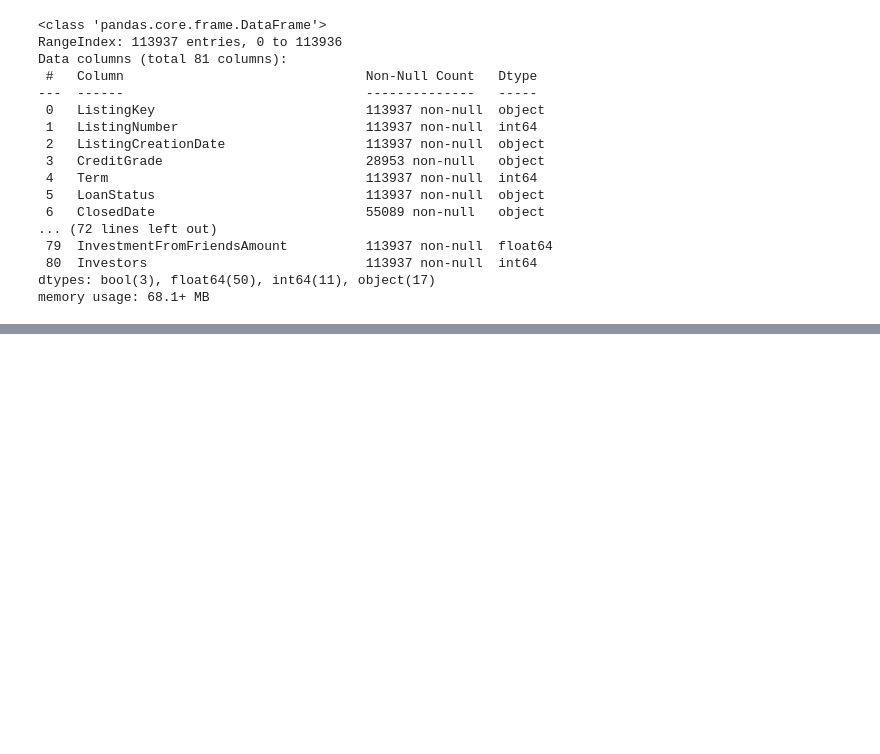
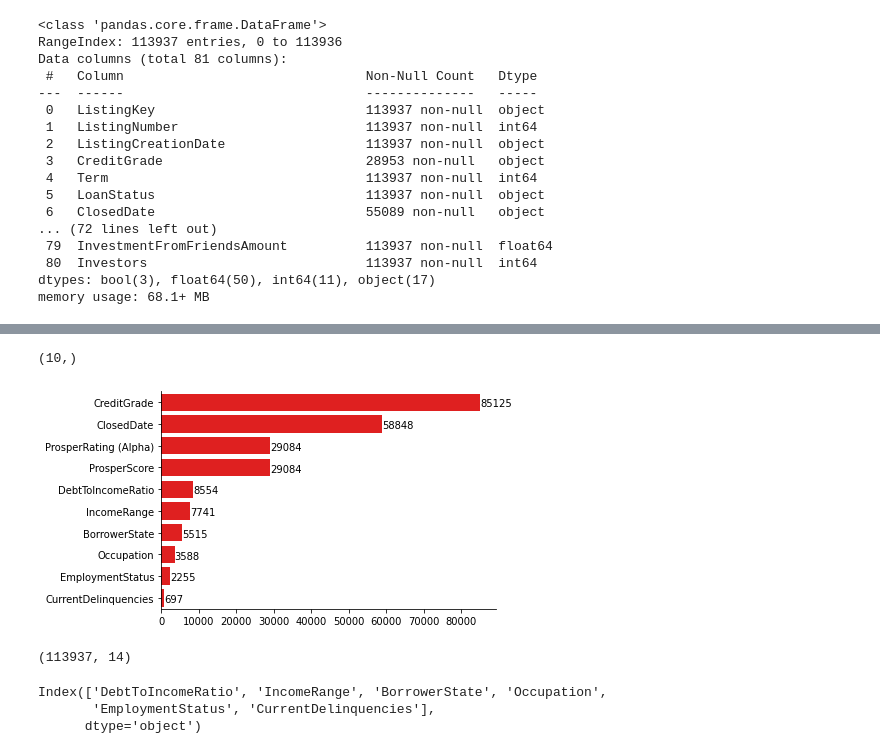
Before and after one commit to JCalaunan/PRJ_Python-Data-Visual, a Jupyter notebook: Loans Part 1.ipynb, the cells around one changed output, grey strips where cells are left out. Cells and saved outputs as stored; diff of their text form; code cells hidden in the pictures; blank space fills up the shorter version.

```diff
--- a/Loans Part 1.ipynb
+++ b/Loans Part 1.ipynb
@@ -122,0 +152,4 @@ TypeError: hist() missing 1 required positional argument: 'x'
+# %%
+# convert to correct data types
+toDates = ['ListingCreationDate', 'ClosedDate'] # date mask
+loans_df[toDates] = loans_df[toDates].astype('datetime64')
@@ -122,0 +163,12 @@ TypeError: hist() missing 1 required positional argument: 'x'
+# %%
+# Find ordinal variables and set order from lowest (left) to highest (right)
+ordinal_dict = {'CreditGrade': ['HR','E','D','C','B','A','AA'],
+                'IncomeRange': ['Not employed', '$0', '$1-24,999', '$25,000-49,999', '$50,000-74,999', '$75,000-99,999', '$100,000+']
+                }
+
+# Udacity code snippet to replace Column in existing DF with newly configured order (from above)
+for var in ordinal_dict:
+    ordered_var = pd.api.types.CategoricalDtype(ordered = True,
+                                                categories = ordinal_dict[var])
+
+    loans_df[var] = loans_df[var].astype(ordered_var)
@@ -122,0 +184,5 @@ TypeError: hist() missing 1 required positional argument: 'x'
+# %%
+# create empty list to hold series data, information is held in .index (column names) and .values (number of NaN per column)
+Nan_sublist_all = []
+Nan_sublist_all = loans_df.isna().sum()
+Nan_sublist_all.sort_values(ascending=False)
@@ -122,0 +205,31 @@ TypeError: hist() missing 1 required positional argument: 'x'
+# %%
+# List above contains unnecessary entries limiting viewing.
+# Add equality test to narrow down to column names with
+Nan_sublist = Nan_sublist_all[Nan_sublist_all.values > 0]
+# %%
+Nan_sublist.shape
+# %% [output]
+(10,)
+# %%
+# explicit figure and figsize declaraction
+fig, axes = plt.subplots(1,1)
+sb.despine(fig)
+
+# sort by
+g0 = sb.barplot(x=Nan_sublist.values, y=Nan_sublist.index, ax=axes, color='red', order=Nan_sublist.sort_values(ascending=False).index )
+
+yplot_values(g0, '{:1.0f}');
+
+plt.show()
+# %% [output]
+[figure, added]
+# %%
+loans_df.shape # review size prior to dropping Nan
+# %% [output]
+(113937, 14)
+# %%
+Nan_sublist.sort_values(ascending=False)[4:].index
+# %% [output]
+Index(['DebtToIncomeRatio', 'IncomeRange', 'BorrowerState', 'Occupation',
+       'EmploymentStatus', 'CurrentDelinquencies'],
+      dtype='object')
```
Also changed, not shown: parts of 121 cells of this notebook, 1 other file.
